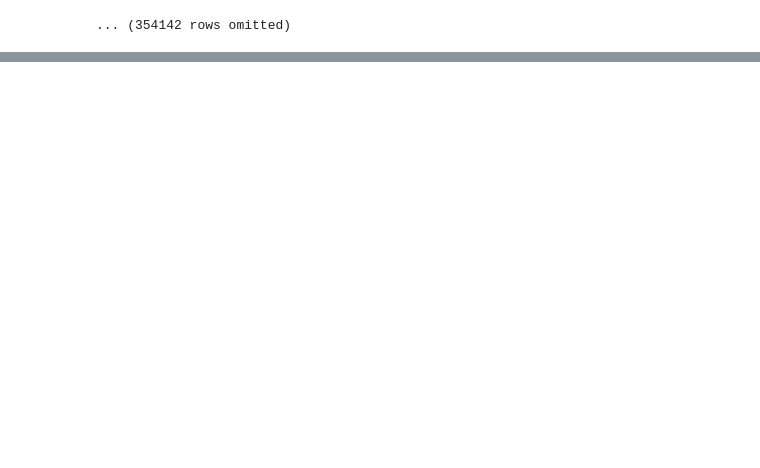
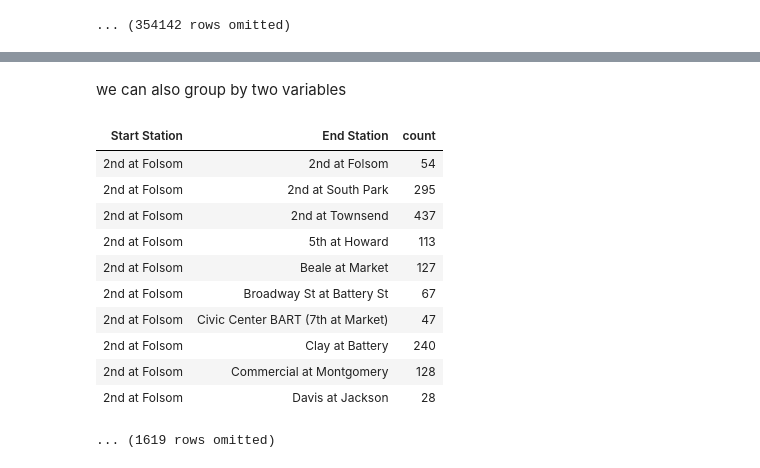
Before and after one commit to abdulbaqi/ms_python, a Jupyter notebook: datascience.ipynb, the cells around one changed output, grey strips where cells are left out. Saved outputs shown, nothing was run; the diff lists cells and outputs as text; code cells hidden in the pictures; blank space fills up the shorter version.

```diff
--- a/datascience.ipynb
+++ b/datascience.ipynb
@@ -1174,0 +1197,17 @@ trips
+# %% [markdown]
+we can also group by two variables
+# %%
+commutes.group(['Start Station', 'End Station'])
+# %% [output]
+| Start Station | End Station | count |
+| 2nd at Folsom | 2nd at Folsom | 54 |
+| 2nd at Folsom | 2nd at South Park | 295 |
+| 2nd at Folsom | 2nd at Townsend | 437 |
+| 2nd at Folsom | 5th at Howard | 113 |
+| 2nd at Folsom | Beale at Market | 127 |
+| 2nd at Folsom | Broadway St at Battery St | 67 |
+| 2nd at Folsom | Civic Center BART (7th at Market) | 47 |
+| 2nd at Folsom | Clay at Battery | 240 |
+| 2nd at Folsom | Commercial at Montgomery | 128 |
+| 2nd at Folsom | Davis at Jackson | 28 |
+... (1619 rows omitted)
```
Also changed, not shown: parts of 16 cells of this notebook, 2 other files.
